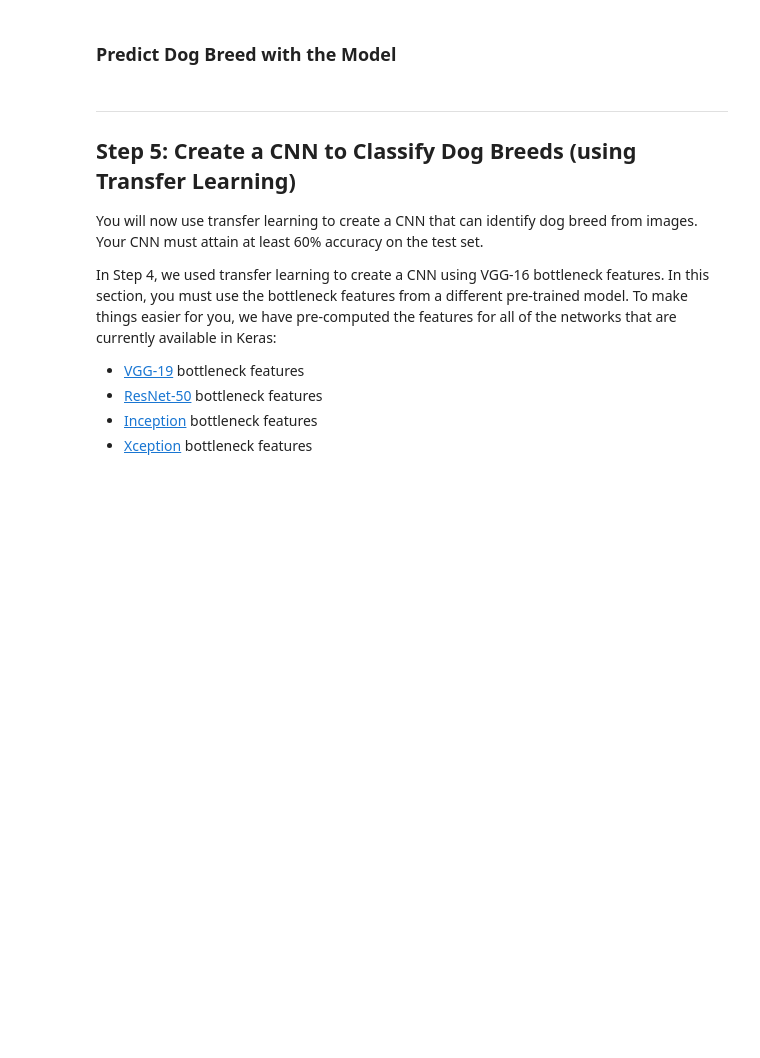
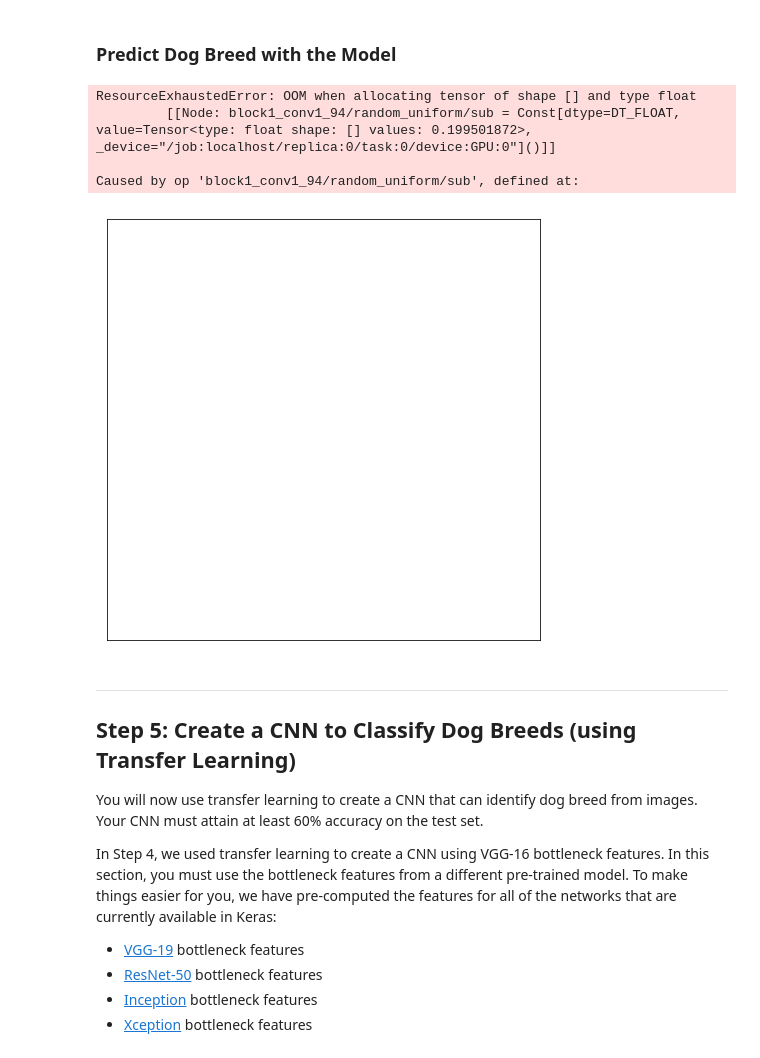
Before and after one commit to maheshbabugorantla/Machine_Learning, a Jupyter notebook: dog-project/dog_app.ipynb, the cells around one changed output. Cells and saved outputs as stored; diff of their text form; code cells hidden in the pictures; blank space fills up the shorter version.

```diff
--- a/dog-project/dog_app.ipynb
+++ b/dog-project/dog_app.ipynb
@@ -542,13 +575,37 @@ print('Test accuracy: %.4f%%' % test_accuracy)
 # %%
 from extract_bottleneck_features import *
 
 def VGG16_predict_breed(img_path):
     # extract bottleneck features
     bottleneck_feature = extract_VGG16(path_to_tensor(img_path))
     # obtain predicted vector
     predicted_vector = VGG16_model.predict(bottleneck_feature)
     # return dog breed that is predicted by the model
     return dog_names[np.argmax(predicted_vector)]
+
+def draw_dog_face(path, ax=None, dog_breed=None):
+    img = cv2.cvtColor(cv2.imread(path), cv2.COLOR_BGR2RGB)
+    ax.imshow(img)
+    ax.set_title(dog_breed)
+
+sample_dog_images = dog_files_short[:25]
+
+fig = plt.figure(figsize=(45, 45))
+
+for i, img in enumerate(sample_dog_images):
+    ax = fig.add_subplot(5, 5, i + 1, xticks=[], yticks=[])
+    dog_breed = VGG16_predict_breed(img)
+    original_dog_breed = sample_dog_images[i].split('/')[2].split('.')[1]
+#     print("Image {}:\n\t Original Breed: {}\n\t Predicted Breed: {}".format(i+1,
+#                                                                             original_dog_breed,
+#                                                                             dog_breed))
+    draw_dog_face(path=img, ax=ax, dog_breed=dog_breed)
+# %% [output]
+ResourceExhaustedError: OOM when allocating tensor of shape [] and type float
+         [[Node: block1_conv1_94/random_uniform/sub = Const[dtype=DT_FLOAT, value=Tensor<type: float shape: [] values: 0.199501872>, _device="/job:localhost/replica:0/task:0/device:GPU:0"]()]]
+
+Caused by op 'block1_conv1_94/random_uniform/sub', defined at:
+[figure, added]
 # %% [markdown]
 ---
 <a id='step5'></a>
```
Also changed, not shown: parts of 3 cells of this notebook.
